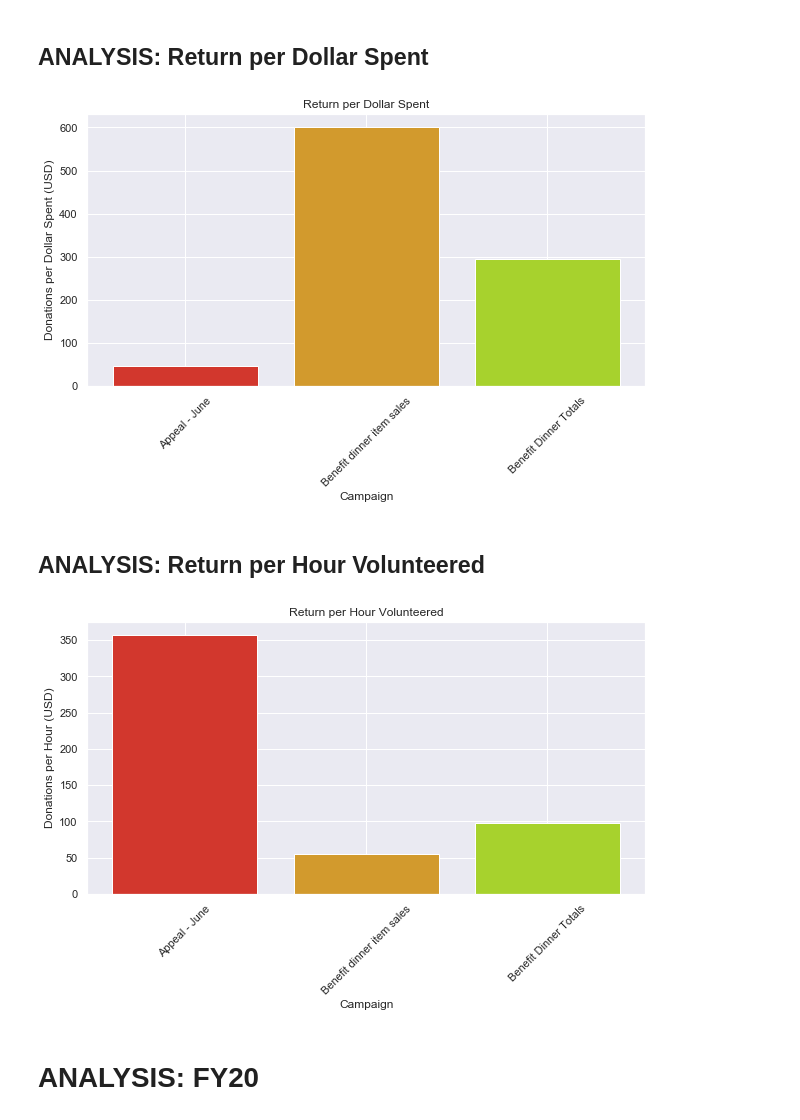
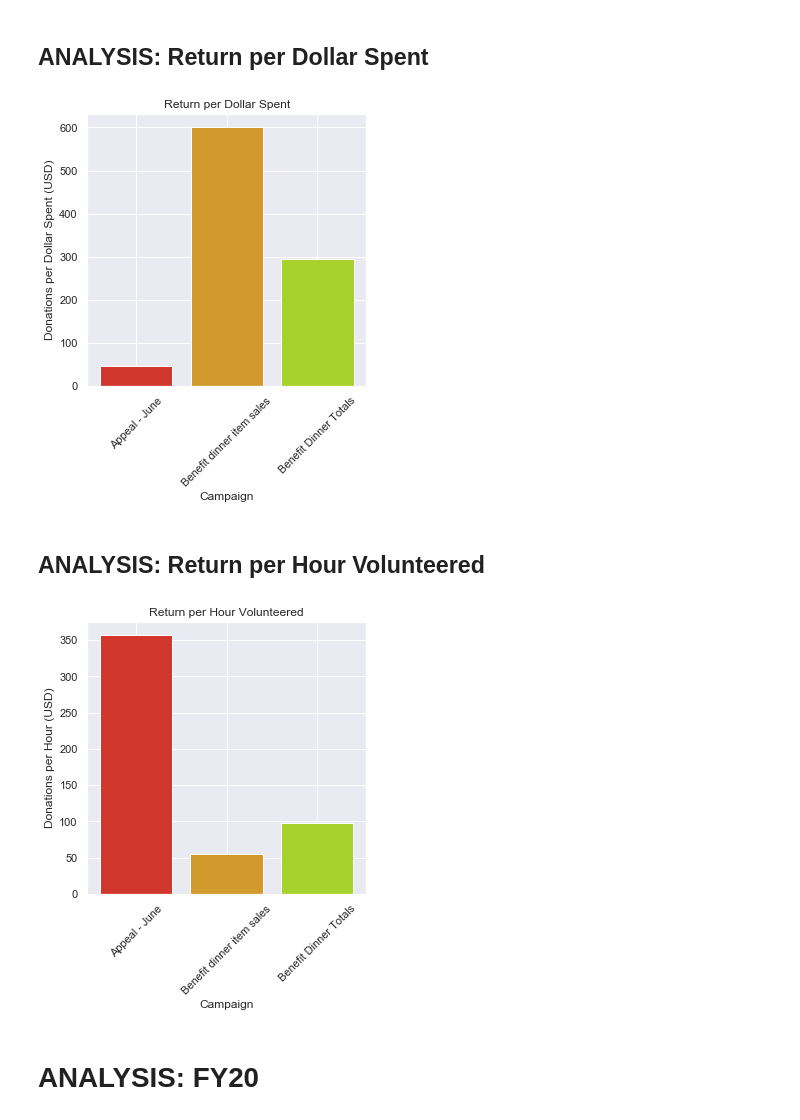
Before and after one commit to patelpurvip/Board-Fundraising-Analysis, a Jupyter notebook: Giving Campaigns Analysis.ipynb, the cells around one changed output. Cells and saved outputs as stored; diff of their text form; code cells hidden in the pictures.

```diff
--- a/Giving Campaigns Analysis.ipynb
+++ b/Giving Campaigns Analysis.ipynb
@@ -163,23 +198,23 @@ FY21_Campaigns
 # %%
 return_per_dollar = FY21_Campaigns['Return_per_Dollar']
 campaign = FY21_Campaigns.index
 
-plt.figure(figsize=(10,5))
+plt.figure(figsize=(5,5))
 plt.bar(campaign, return_per_dollar, color=sb.hls_palette(10, l=.5))
 plt.title("Return per Dollar Spent")
 plt.xlabel("Campaign")
 plt.ylabel("Donations per Dollar Spent (USD)")
 plt.xticks(rotation=45)
 plt.show()
 # %% [output]
-[figure, old version]
+[figure, new version]
 # %% [markdown]
 ## ANALYSIS: Return per Hour Volunteered
 # %%
 return_per_hour = FY21_Campaigns['Return_per_Hour']
 campaign = FY21_Campaigns.index
 
-plt.figure(figsize=(10,5))
+plt.figure(figsize=(5,5))
 plt.bar(campaign, return_per_hour, color=sb.hls_palette(10, l=.5))
 plt.title("Return per Hour Volunteered")
 plt.xlabel("Campaign")
@@ -187,7 +222,7 @@ plt.ylabel("Donations per Hour (USD)")
 plt.xticks(rotation=45)
 plt.show()
 # %% [output]
-[figure, old version]
+[figure, new version]
 # %% [markdown]
 # ANALYSIS: FY20
 # %%
```
Also changed, not shown: parts of 7 cells of this notebook.
